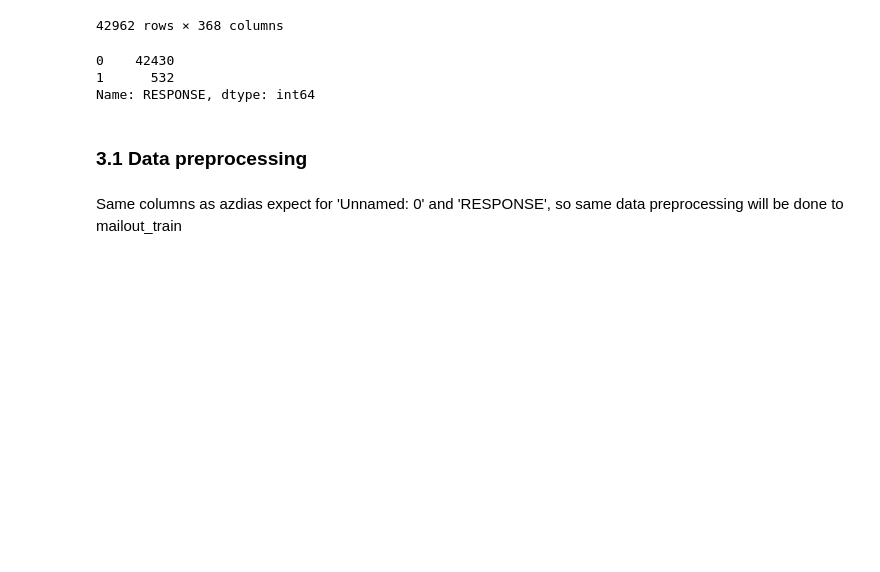
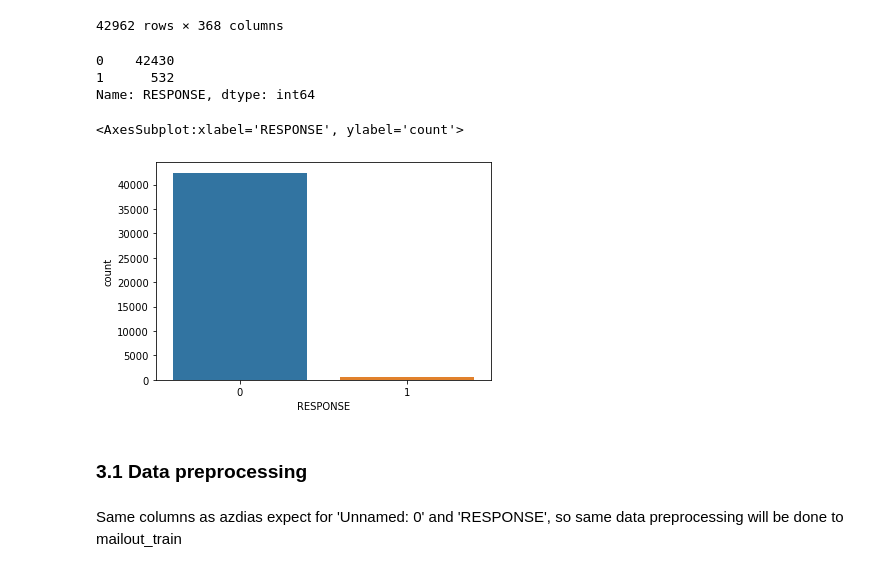
Before and after one commit to 27septembre/Capstone-Project-23, a Jupyter notebook: Arvato Project Workbook_v35.ipynb, the cells around one changed output. Drawn from its saved outputs; the diff is of its cells as text; code cells hidden in the pictures; blank space fills up the shorter version.

```diff
--- a/Arvato Project Workbook_v35.ipynb
+++ b/Arvato Project Workbook_v35.ipynb
@@ -1139,6 +1139,11 @@ mailout_train['RESPONSE'].value_counts()
 0    42430
 1      532
 Name: RESPONSE, dtype: int64
+# %%
+sns.countplot(x=mailout_train["RESPONSE"])
+# %% [output]
+<AxesSubplot:xlabel='RESPONSE', ylabel='count'>
+[figure, added]
 # %%
 labels = mailout_train["RESPONSE"]
 # %% [markdown]
```
Also changed, not shown: parts of 3 cells of this notebook, 1 other file.
